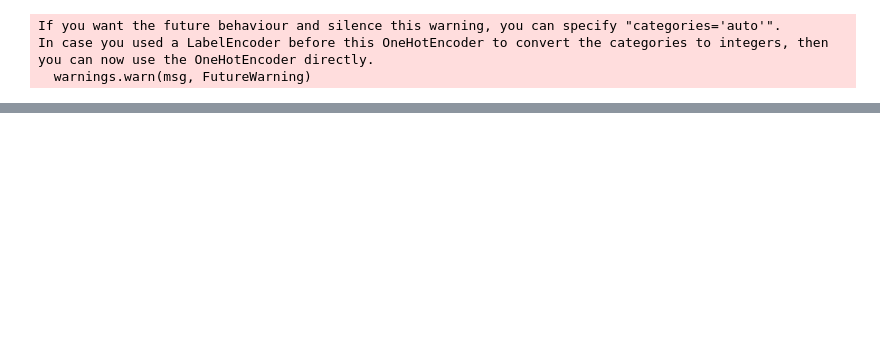
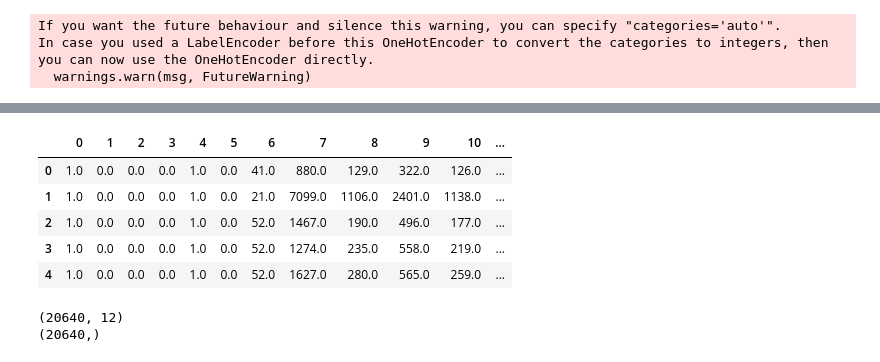
Before and after one commit to vishalchoudhury/Project_2_California_Housing_Price_Prediction, a Jupyter notebook: California Housing Price Prediction.ipynb, the cells around one changed output, grey strips where cells are left out. Cells and saved outputs as stored; diff of their text form; code cells hidden in the pictures; blank space fills up the shorter version.

```diff
--- a/California Housing Price Prediction.ipynb
+++ b/California Housing Price Prediction.ipynb
@@ -104,0 +137,15 @@ features = features[:,[2,5,7,8,9,10,11]]
+# %%
+pd.DataFrame(finalFeatures).head()
+# %% [output]
+|  | 0 | 1 | 2 | 3 | 4 | 5 | 6 | 7 | 8 | 9 | 10 | ... |
+| 0 | 1.0 | 0.0 | 0.0 | 0.0 | 1.0 | 0.0 | 41.0 | 880.0 | 129.0 | 322.0 | 126.0 | ... |
+| 1 | 1.0 | 0.0 | 0.0 | 0.0 | 1.0 | 0.0 | 21.0 | 7099.0 | 1106.0 | 2401.0 | 1138.0 | ... |
+| 2 | 1.0 | 0.0 | 0.0 | 0.0 | 1.0 | 0.0 | 52.0 | 1467.0 | 190.0 | 496.0 | 177.0 | ... |
+| 3 | 1.0 | 0.0 | 0.0 | 0.0 | 1.0 | 0.0 | 52.0 | 1274.0 | 235.0 | 558.0 | 219.0 | ... |
+| 4 | 1.0 | 0.0 | 0.0 | 0.0 | 1.0 | 0.0 | 52.0 | 1627.0 | 280.0 | 565.0 | 259.0 | ... |
+# %%
+print(finalFeatures.shape)
+print(label.shape)
+# %% [output]
+(20640, 12)
+(20640,)
```
Also changed, not shown: parts of 74 cells of this notebook.
